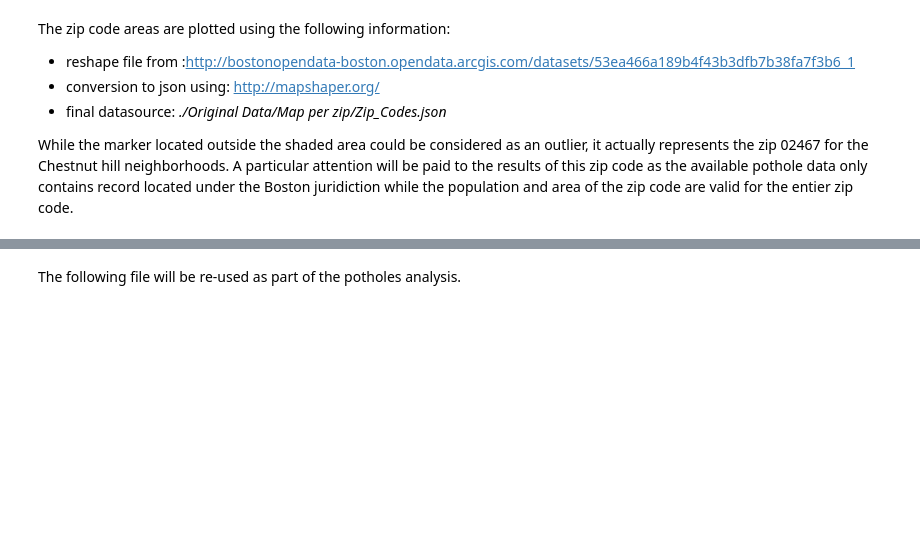
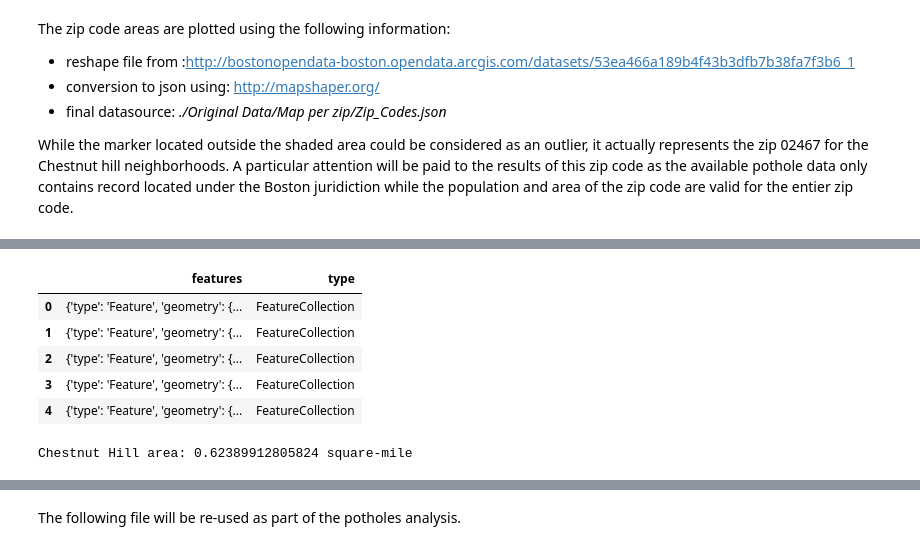
Before and after one commit to tdody/Project-Boston-Potholes, a Jupyter notebook: 01_Data_Wrangling_Boston.ipynb, the cells around one changed output, grey strips where cells are left out. Drawn from its saved outputs; the diff is of its cells as text; code cells hidden in the pictures; blank space fills up the shorter version.

```diff
--- a/01_Data_Wrangling_Boston.ipynb
+++ b/01_Data_Wrangling_Boston.ipynb
@@ -239,0 +298,30 @@ The zip code areas are plotted using the following information:
+# %%
+import json
+from pandas.io.json import json_normalize
+
+geo_file_df = pd.read_json('./Original Data/Map per zip/Zip_Codes.json')
+geo_file_df.head()
+# Extract the area from the json file
+# The area located in the json file is expressed in square-feet
+#geo_file_df = pd.read_json(./Original Data/Map per zip/Zip_Codes.json)
+# %% [output]
+|  | features | type |
+| 0 | {'type': 'Feature', 'geometry': {... | FeatureCollection |
+| 1 | {'type': 'Feature', 'geometry': {... | FeatureCollection |
+| 2 | {'type': 'Feature', 'geometry': {... | FeatureCollection |
+| 3 | {'type': 'Feature', 'geometry': {... | FeatureCollection |
+| 4 | {'type': 'Feature', 'geometry': {... | FeatureCollection |
+# %%
+# Sum the area of all the polygons whose zip codes are 02467
+
+chestnutHill_area = 0
+for feature in geo_file_df.features:
+    if feature['properties']['ZIP5']=='02467':
+        chestnutHill_area+=feature['properties']['ShapeSTAre']
+
+# Convert area into square-mile
+chestnutHill_area = chestnutHill_area*3.587006e-8
+
+print("Chestnut Hill area:",chestnutHill_area,"square-mile")
+# %% [output]
+Chestnut Hill area: 0.62389912805824 square-mile
```
Also changed, not shown: parts of 12 cells of this notebook, 3 other files.
